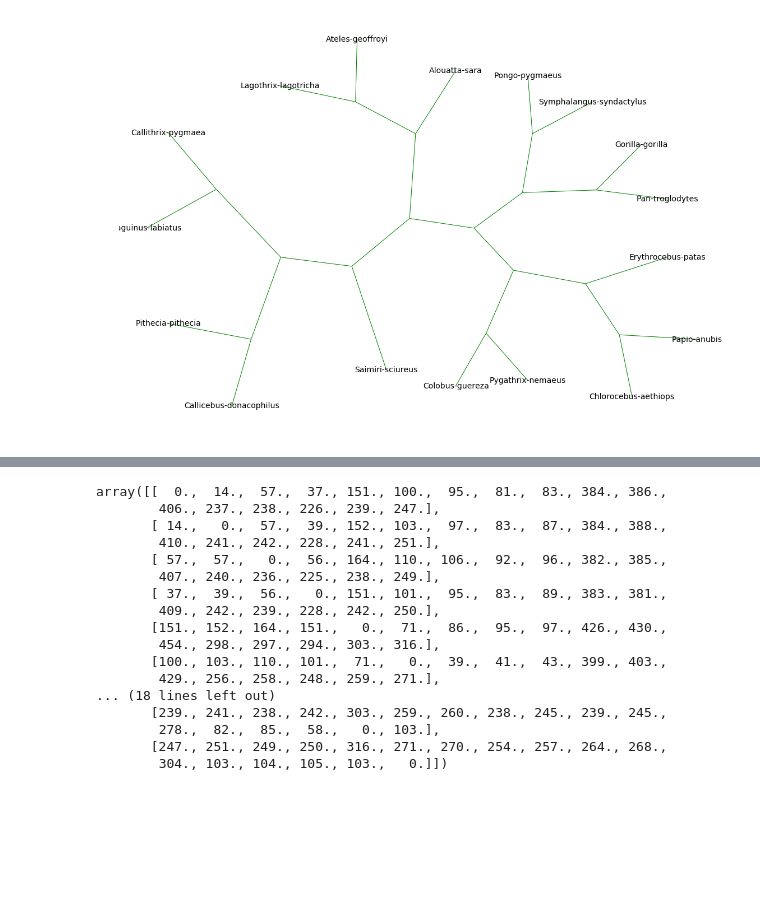
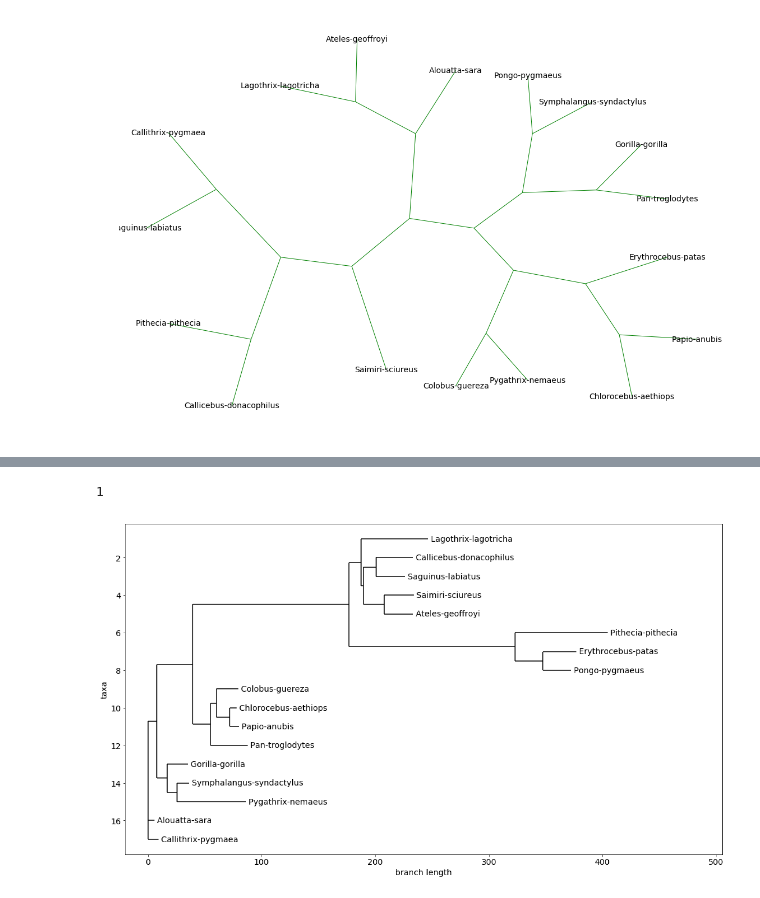
Before and after one commit to viniciusd-avila/phylogenetic-analysis, a Jupyter notebook: PhylogeneticTree.ipynb, the cells around one changed output, grey strips where cells are left out. Drawn from its saved outputs; the diff is of its cells as text; code cells hidden in the pictures; blank space fills up the shorter version.

Commit message:
lavenshtein-based phylogenetic tree

```diff
--- a/PhylogeneticTree.ipynb
+++ b/PhylogeneticTree.ipynb
@@ -100,20 +124,2 @@ for i in range(17):
 # %%
-dist_matrix
+dist_matrix = laven.values
-# %% [output]
-array([[  0.,  14.,  57.,  37., 151., 100.,  95.,  81.,  83., 384., 386.,
-        406., 237., 238., 226., 239., 247.],
-       [ 14.,   0.,  57.,  39., 152., 103.,  97.,  83.,  87., 384., 388.,
-        410., 241., 242., 228., 241., 251.],
-       [ 57.,  57.,   0.,  56., 164., 110., 106.,  92.,  96., 382., 385.,
-        407., 240., 236., 225., 238., 249.],
-       [ 37.,  39.,  56.,   0., 151., 101.,  95.,  83.,  89., 383., 381.,
-        409., 242., 239., 228., 242., 250.],
-       [151., 152., 164., 151.,   0.,  71.,  86.,  95.,  97., 426., 430.,
-        454., 298., 297., 294., 303., 316.],
-       [100., 103., 110., 101.,  71.,   0.,  39.,  41.,  43., 399., 403.,
-        429., 256., 258., 248., 259., 271.],
-... (18 lines left out)
-       [239., 241., 238., 242., 303., 259., 260., 238., 245., 239., 245.,
-        278.,  82.,  85.,  58.,   0., 103.],
-       [247., 251., 249., 250., 316., 271., 270., 254., 257., 264., 268.,
-        304., 103., 104., 105., 103.,   0.]])
@@ -123,0 +140,16 @@ laven.to_csv('lavenshtein_distance.csv')
+# %%
+Phylo.write(tree,'example-both.xml', 'phyloxml')
+# %% [output]
+1
+# %%
+tree2 = Phylo.read('example-both.xml','phyloxml')
+# %%
+import matplotlib
+matplotlib.rc('font', size=14)
+# set the size of the figure
+Phylo.draw(tree2,do_show=False)
+fig = matplotlib.pyplot.gcf()
+fig.set_size_inches(18.5, 10.5)
+fig.savefig('tree2.png', dpi=100)
+# %% [output]
+[figure, added]
```
Also changed, not shown: parts of 8 cells of this notebook, 1 other file.
